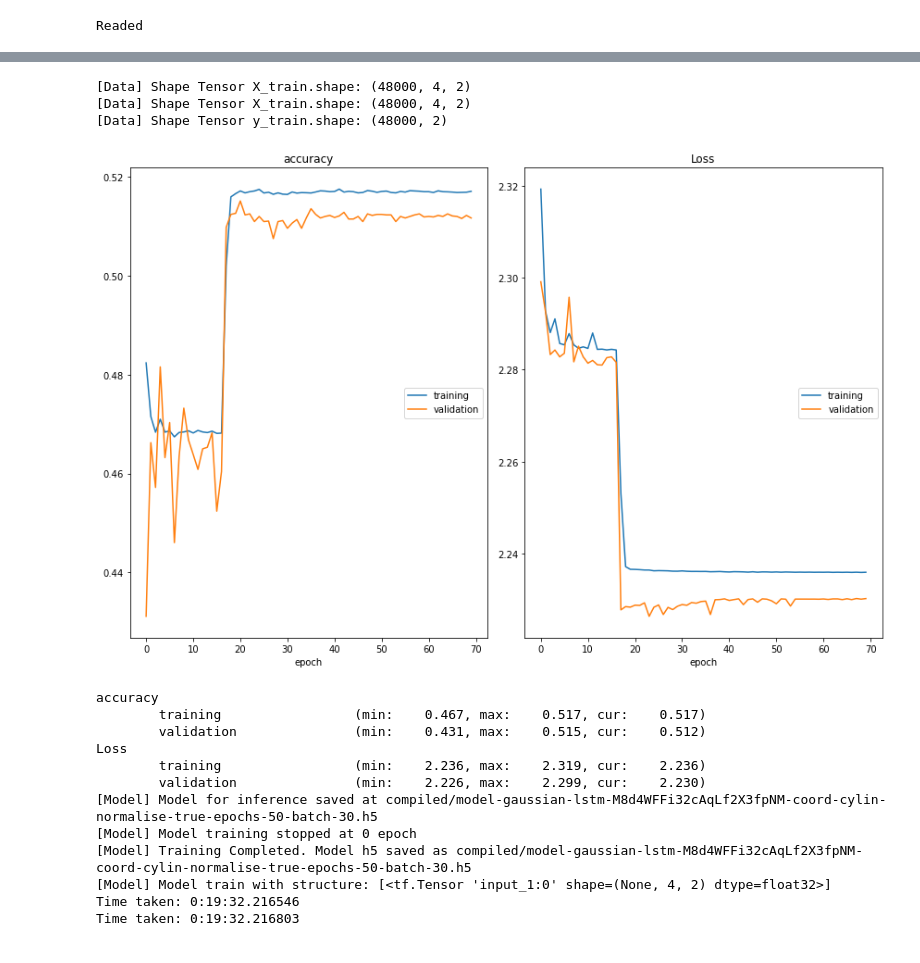
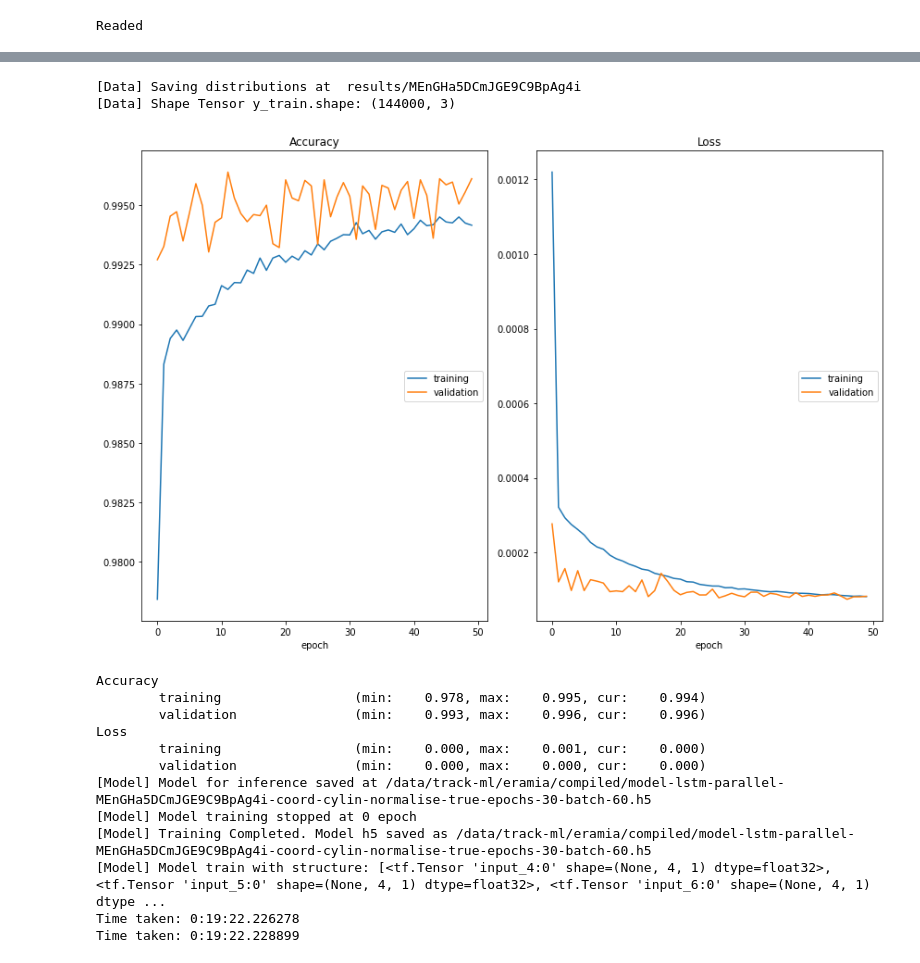
Before and after one commit to stonescenter/track-ml, a Jupyter notebook: main_train.ipynb, the cells around one changed output, grey strips where cells are left out. Cells and saved outputs as stored; diff of their text form; code cells hidden in the pictures.

Commit message:
Fixed erros and main_train.ipynb updated

```diff
--- a/main_train.ipynb
+++ b/main_train.ipynb
@@ -60,10 +62,11 @@ def manage_models(config):
     return model
 # %%
 # reading config file
-# load configurations of model and others
+# load differents configurations
 #configs = json.load(open('config_lstm_parallel_internal.json', 'r'))
+configs = json.load(open('config_lstm_parallel_internal_all.json', 'r'))
 #configs = json.load(open('config_mlp_gaussian.json', 'r'))
-configs = json.load(open('config_lstm_gaussian.json', 'r'))
+#configs = json.load(open('config_lstm_gaussian.json', 'r'))
 
 
 # create defaults dirs
@@ -125,7 +128,7 @@ elif type_norm == "maxmin":
 data = Dataset(data_file, split, cylindrical, num_hits, kind_norm, points_3d=points_3d)
 
 X_train, y_train = data.get_training_data(n_hit_in=time_steps, n_hit_out=1,
-                             n_features=2, normalise=normalise)
+                             n_features=n_features, normalise=normalise)
 
 print('[Data] Shape supervised: X%s y%s :' % (X_train.shape, y_train.shape))
 X_train.head()
@@ -145,34 +149,35 @@ X_train.head()
 # %%
 if normalise:
+    print('[Data] Saving distributions at ', output_encry)
     data.save_scale_param(output_encry)
+
 if type_model == 'lstm' or type_model == 'cnn' or type_model == 'gaussian-lstm':
     if not is_parallel:
-        X_train = data.reshape3d(X_train, time_steps, t_features)
+        X_train_ = data.reshape3d(X_train, time_steps, t_features)
     print('[Data] Shape Tensor X_train.shape:', X_train.shape)
 elif type_model == 'lstm-parallel' or type_model == 'cnn-parallel':
     if not is_parallel:
         print('DEBUG')
 
-    X_train = np.reshape(X_train.values, (X_train.shape[0], time_steps, n_features))
+    X_train_ = np.reshape(X_train.values, (X_train.shape[0], time_steps, n_features))
     #X_train = data.reshape3d(X_train, time_steps, n_features)
-    y_train = np.reshape(y_train.values, (y_train.shape[0], n_features))
+    y_train_ = np.reshape(y_train.values, (y_train.shape[0], n_features))
 
-    X1 = X_train[:,:,0].reshape(X_train.shape[0], X_train.shape[1], t_features)
-    X2 = X_train[:,:,1].reshape(X_train.shape[0], X_train.shape[1], t_features)
-    X3 = X_train[:,:,2].reshape(X_train.shape[0], X_train.shape[1], t_features)
+    X1 = X_train_[:,:,0].reshape(X_train_.shape[0], X_train_.shape[1], t_features)
+    X2 = X_train_[:,:,1].reshape(X_train_.shape[0], X_train_.shape[1], t_features)
+    X3 = X_train_[:,:,2].reshape(X_train_.shape[0], X_train_.shape[1], t_features)
 
-    Y1 = y_train[:,0].reshape(y_train.shape[0],  t_features)
-    Y2 = y_train[:,1].reshape(y_train.shape[0],  t_features)
-    Y3 = y_train[:,2].reshape(y_train.shape[0],  t_features)
+    Y1 = y_train_[:,0].reshape(y_train_.shape[0],  t_features)
+    Y2 = y_train_[:,1].reshape(y_train_.shape[0],  t_features)
+    Y3 = y_train_[:,2].reshape(y_train_.shape[0],  t_features)
 
-    X_train = [X1, X2, X3]
+    X_train_ = [X1, X2, X3]
 
-print('[Data] Shape Tensor X_train.shape:', X_train.shape)
-print('[Data] Shape Tensor y_train.shape:', y_train.shape)
+#print('[Data] Shape Tensor X_train.shape:', X_train.shape)
+print('[Data] Shape Tensor y_train.shape:', y_train_.shape)
 # %% [output]
-[Data] Shape Tensor X_train.shape: (48000, 4, 2)
-[Data] Shape Tensor X_train.shape: (48000, 4, 2)
-[Data] Shape Tensor y_train.shape: (48000, 2)
+[Data] Saving distributions at  results/MEnGHa5DCmJGE9C9BpAg4i
+[Data] Shape Tensor y_train.shape: (144000, 3)
 # %%
 #!pip install livelossplot --quiet
 import keras
@@ -224,51 +207,51 @@ terminate_nan = TerminateOnNaN()
 plotlosses = PlotLossesKeras()
 
 if not loadModel:
     if not over_write:
         # if exist, please used the compiled model!
         if model.exist_model(model.save_fnameh5):
             print("[Warning] Please there is a previous model compiled (%s) for %s file."
                 % (model.save_fnameh5, data_file))
 
     model.build_model()
     save_fname = os.path.join(output_encry, 'architecture_%s.png' % ident_name)
     model.save_architecture(save_fname)
 
     timer.start()
 
     check_point = ModelCheckpoint(filepath=model.save_fnameh5, monitor='val_loss',
                     mode='min', save_best_only=True)
     # live training
     history = model.train(
-        x=X_train,
-        y=y_train,
-        validation=0.1,
-        epochs=70,
+        x=X_train_,
+        y=y_train_,
+        validation=0.3,
+        epochs=50,
         verbose=False,
-        batch_size=batch,
+        batch_size=60,
         shuffle=shuffle_train,
         callbacks=[early_stop, plotlosses, terminate_nan]
     )
     if show_metrics:
         report = evaluate_training(history, output_encry, ident_name)
     timer.stop()
 elif loadModel:
     if not model.load_model():
         print ('[Error] please change the config file : load_model')
-session.close()
+#session.close()
 # %% [output]
-[figure, old version]
+[figure, new version]
-accuracy
-        training                 (min:    0.467, max:    0.517, cur:    0.517)
-        validation               (min:    0.431, max:    0.515, cur:    0.512)
+Accuracy
+        training                 (min:    0.978, max:    0.995, cur:    0.994)
+        validation               (min:    0.993, max:    0.996, cur:    0.996)
 Loss
-        training                 (min:    2.236, max:    2.319, cur:    2.236)
-        validation               (min:    2.226, max:    2.299, cur:    2.230)
-[Model] Model for inference saved at compiled/model-gaussian-lstm-M8d4WFFi32cAqLf2X3fpNM-coord-cylin-normalise-true-epochs-50-batch-30.h5
+        training                 (min:    0.000, max:    0.001, cur:    0.000)
+        validation               (min:    0.000, max:    0.000, cur:    0.000)
+[Model] Model for inference saved at /data/track-ml/eramia/compiled/model-lstm-parallel-MEnGHa5DCmJGE9C9BpAg4i-coord-cylin-normalise-true-epochs-30-batch-60.h5
 [Model] Model training stopped at 0 epoch
-[Model] Training Completed. Model h5 saved as compiled/model-gaussian-lstm-M8d4WFFi32cAqLf2X3fpNM-coord-cylin-normalise-true-epochs-50-batch-30.h5
-[Model] Model train with structure: [<tf.Tensor 'input_1:0' shape=(None, 4, 2) dtype=float32>]
-Time taken: 0:19:32.216546
-Time taken: 0:19:32.216803
+[Model] Training Completed. Model h5 saved as /data/track-ml/eramia/compiled/model-lstm-parallel-MEnGHa5DCmJGE9C9BpAg4i-coord-cylin-normalise-true-epochs-30-batch-60.h5
+[Model] Model train with structure: [<tf.Tensor 'input_4:0' shape=(None, 4, 1) dtype=float32>, <tf.Tensor 'input_5:0' shape=(None, 4, 1) dtype=float32>, <tf.Tensor 'input_6:0' shape=(None, 4, 1) dtype ...
+Time taken: 0:19:22.226278
+Time taken: 0:19:22.228899
 # %%
 #history.history
```
Also changed, not shown: parts of 8 cells of this notebook, 2 other files.
